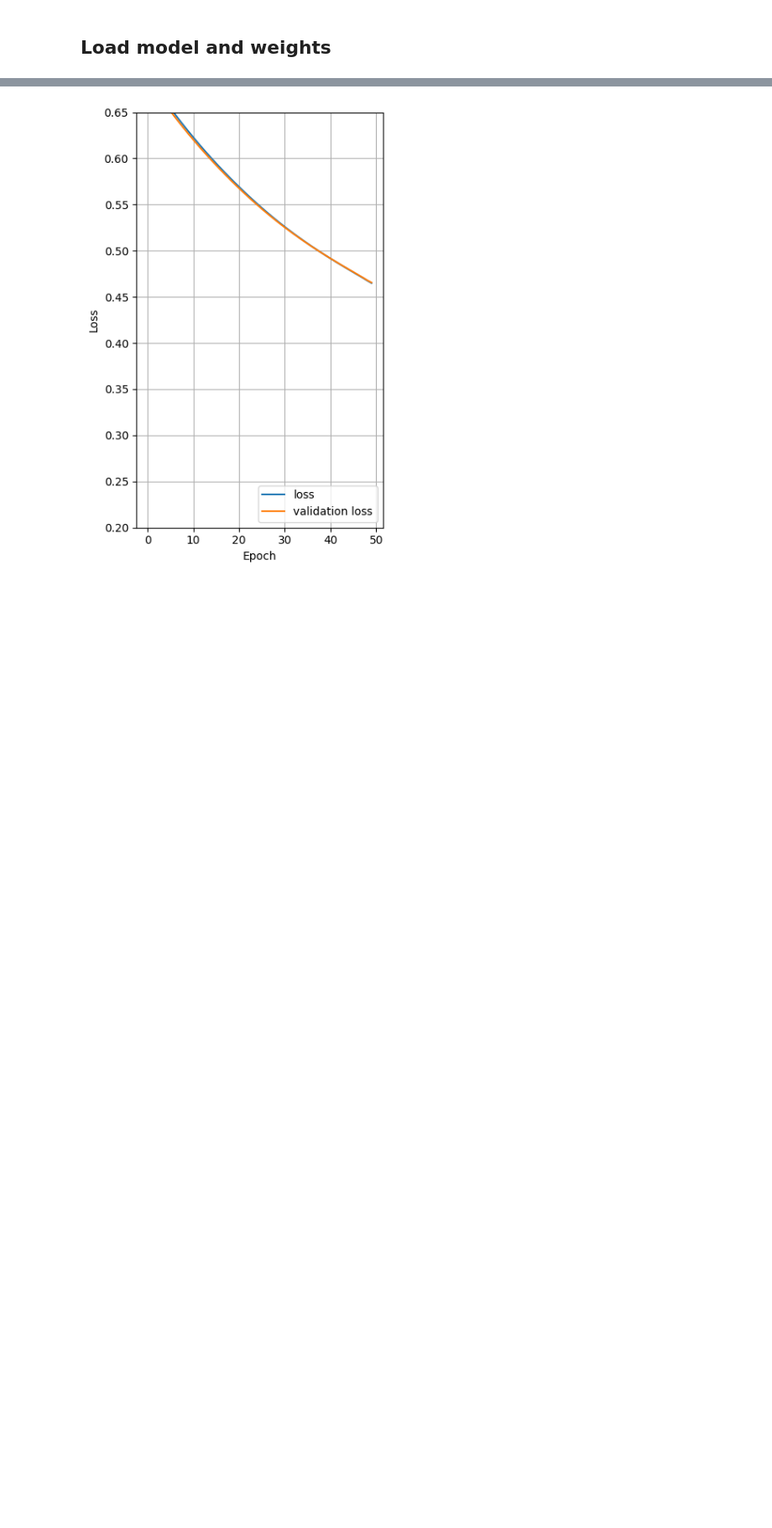
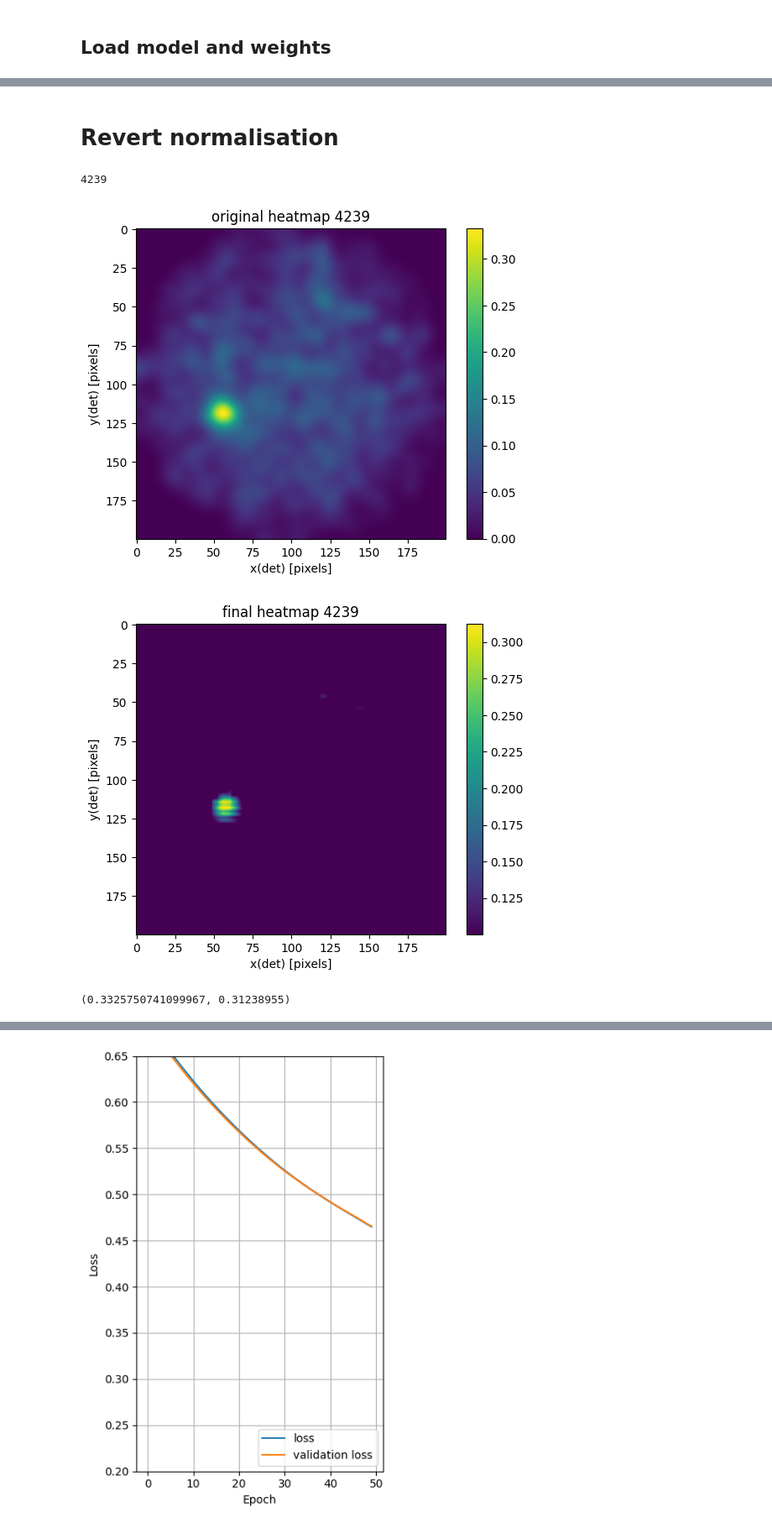
Before and after one commit to ambra-dipiano/astroAI, a Jupyter notebook: astroai/notebooks/cnn-cleaner.ipynb, the cells around one changed output, grey strips where cells are left out. Shown: that part at 84% size. Drawn from its saved outputs; the diff is of its cells as text; code cells hidden in the pictures; blank space fills up the shorter version.

```diff
--- a/astroai/notebooks/cnn-cleaner.ipynb
+++ b/astroai/notebooks/cnn-cleaner.ipynb
@@ -122,0 +118,27 @@ np.max(predictions[idx]), np.mean(predictions[idx]), np.min(predictions[idx])
+# %% [markdown]
+# Revert normalisation
+# %%
+import numpy as np
+from astropy.table import Table
+from astroai.tools.utils import revert_normalise_heatmap
+from astroai.tools.utils import extract_heatmap_from_table, normalise_heatmap
+
+# find seed to get the original heatmap
+seed = len(train_noisy) + idx + 1
+print(seed)
+
+original = f'/data01/homes/dipiano/E4/irf_random/crab/sim/crab_{seed:05d}.fits'
+original_heatmap = Table.read(original, hdu=1).to_pandas()
+original_heatmap = extract_heatmap_from_table(original_heatmap, trange=[0, 100], smoothing=5, nbins=200)
+plot_heatmap(np.rot90(original_heatmap), title=f'original heatmap {seed}', show=True, save=False, save_name=None, vnorm=False)
+
+revert_norm_heatmap = revert_normalise_heatmap(predictions[idx], original_heatmap)
+plot_heatmap(revert_norm_heatmap, title=f'final heatmap {seed}', show=True, save=False, save_name=None, vnorm=False)
+# %% [output]
+4239
+[figure, added]
+[figure, added]
+# %%
+np.max(original_heatmap), np.max(revert_norm_heatmap)
+# %% [output]
+(0.3325750741099967, 0.31238955)
```
Also changed, not shown: parts of 14 cells of this notebook, 5 other files.
